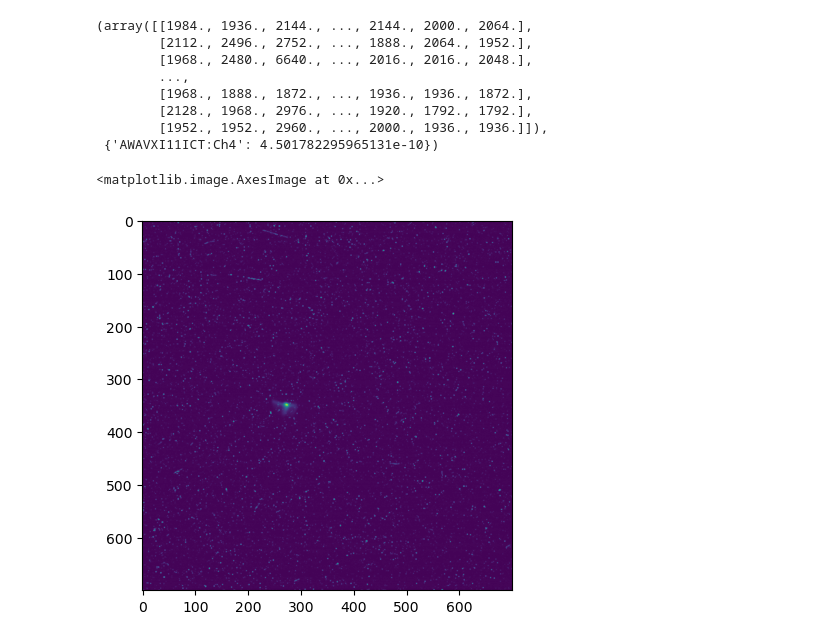
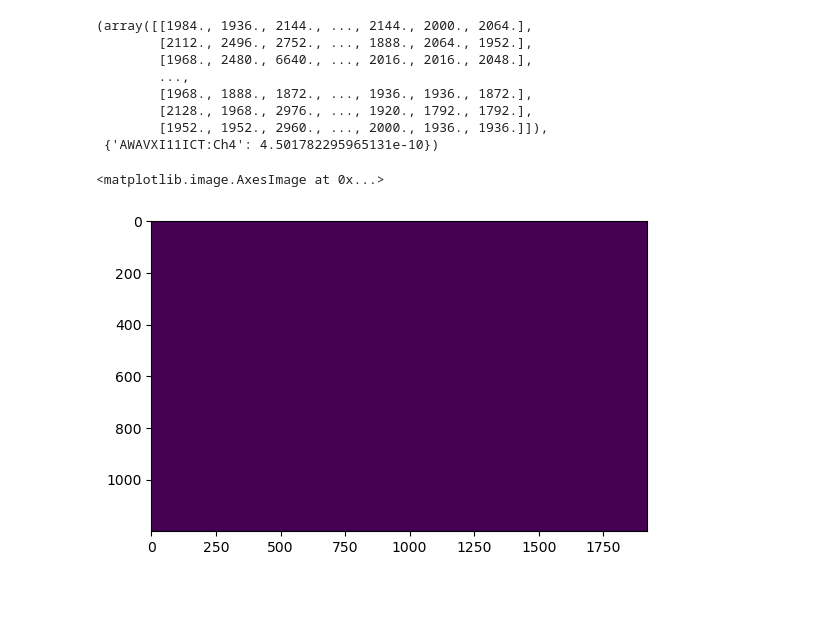
Before and after one commit to jp-ga/awa-badger, a Jupyter notebook: control_notebooks/test_camera.ipynb, the cells around one changed output. Drawn from its saved outputs; the diff is of its cells as text; code cells hidden in the pictures; blank space fills up the shorter version.

```diff
--- a/control_notebooks/test_camera.ipynb
+++ b/control_notebooks/test_camera.ipynb
@@ -83,7 +104,9 @@ image
         [1952., 1952., 2960., ..., 2000., 1936., 1936.]]),
  {'AWAVXI11ICT:Ch4': 4.501782295965131e-10})
 # %%
-plt.imshow(image[0])
+import matplotlib.pyplot as plt
+import numpy as np
+plt.imshow(np.load("/home/awa/awa_data/01-16_6DReconstruction/DYG14_background.npy")>0)
 # %% [output]
 <matplotlib.image.AxesImage at 0x...>
-[figure, old version]
+[figure, new version]
```
Also changed, not shown: parts of 4 cells of this notebook, 6 other files.
